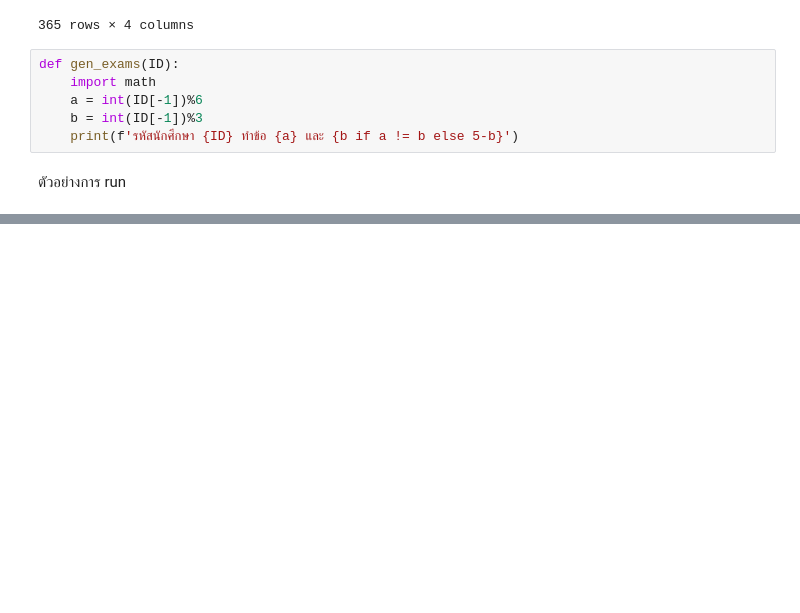
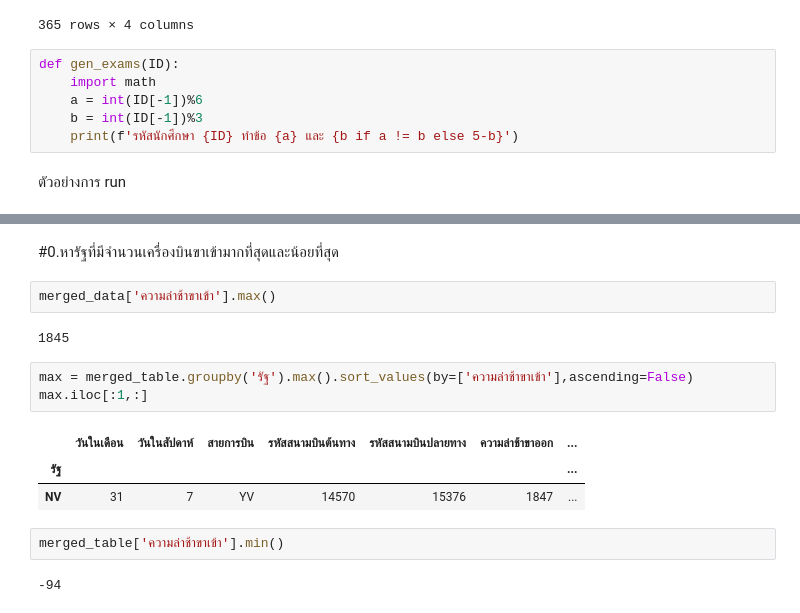
Before and after one commit to Wikanes-k/DWDM21, a Jupyter notebook: MiniExam.ipynb, the cells around one changed output, grey strips where cells are left out. Drawn from its saved outputs; the diff is of its cells as text; blank space fills up the shorter version.

```diff
--- a/MiniExam.ipynb
+++ b/MiniExam.ipynb
@@ -70,0 +105,17 @@ gen_exams('62123456-9')
+# %% [markdown]
+#0.หารัฐที่มีจำนวนเครื่องบินขาเข้ามากที่สุดและน้อยที่สุด
+# %%
+merged_data['ความล่าช้าขาเข้า'].max()
+# %% [output]
+1845
+# %%
+max = merged_table.groupby('รัฐ').max().sort_values(by=['ความล่าช้าขาเข้า'],ascending=False)
+max.iloc[:1,:]
+# %% [output]
+|  | วันในเดือน | วันในสัปดาห์ | สายการบิน | รหัสสนามบินต้นทาง | รหัสสนามบินปลายทาง | ความล่าช้าขาออก | ... |
+| รัฐ |  |  |  |  |  |  | ... |
+| NV | 31 | 7 | YV | 14570 | 15376 | 1847 | ... |
+# %%
+merged_table['ความล่าช้าขาเข้า'].min()
+# %% [output]
+-94
```
Also changed, not shown: parts of 6 cells of this notebook.
